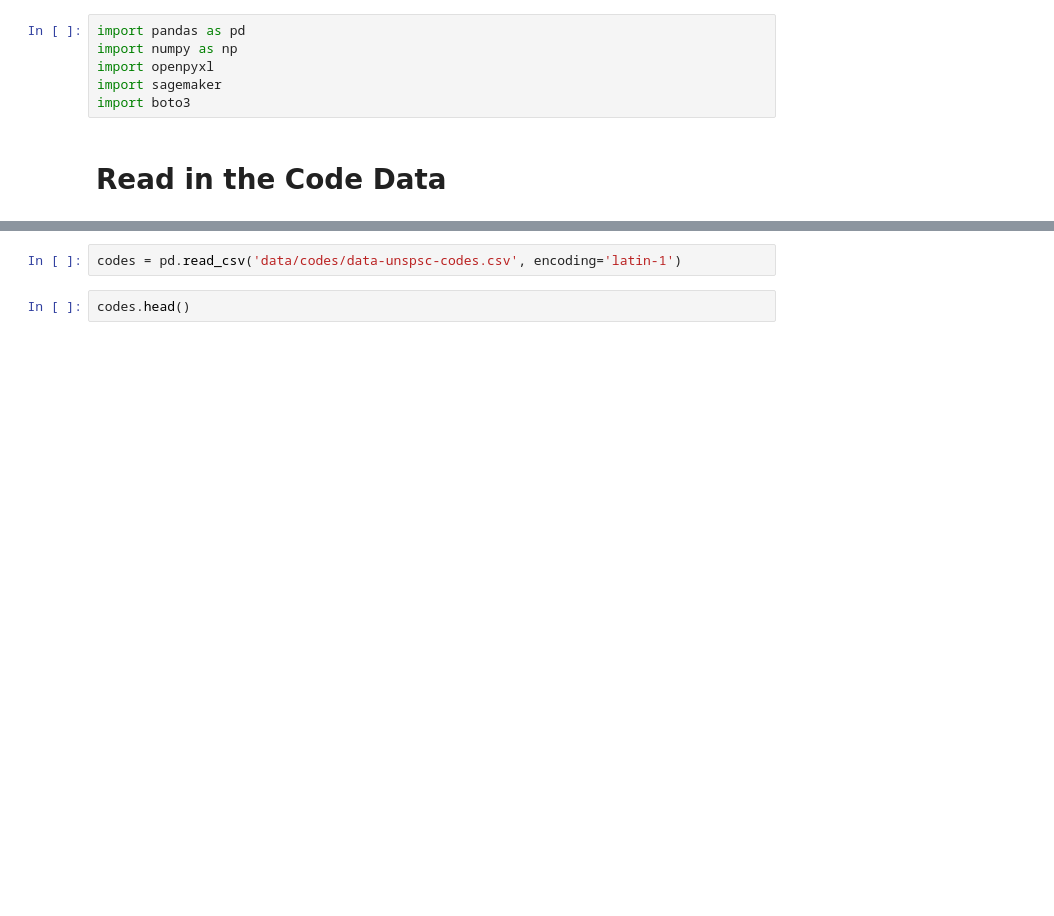
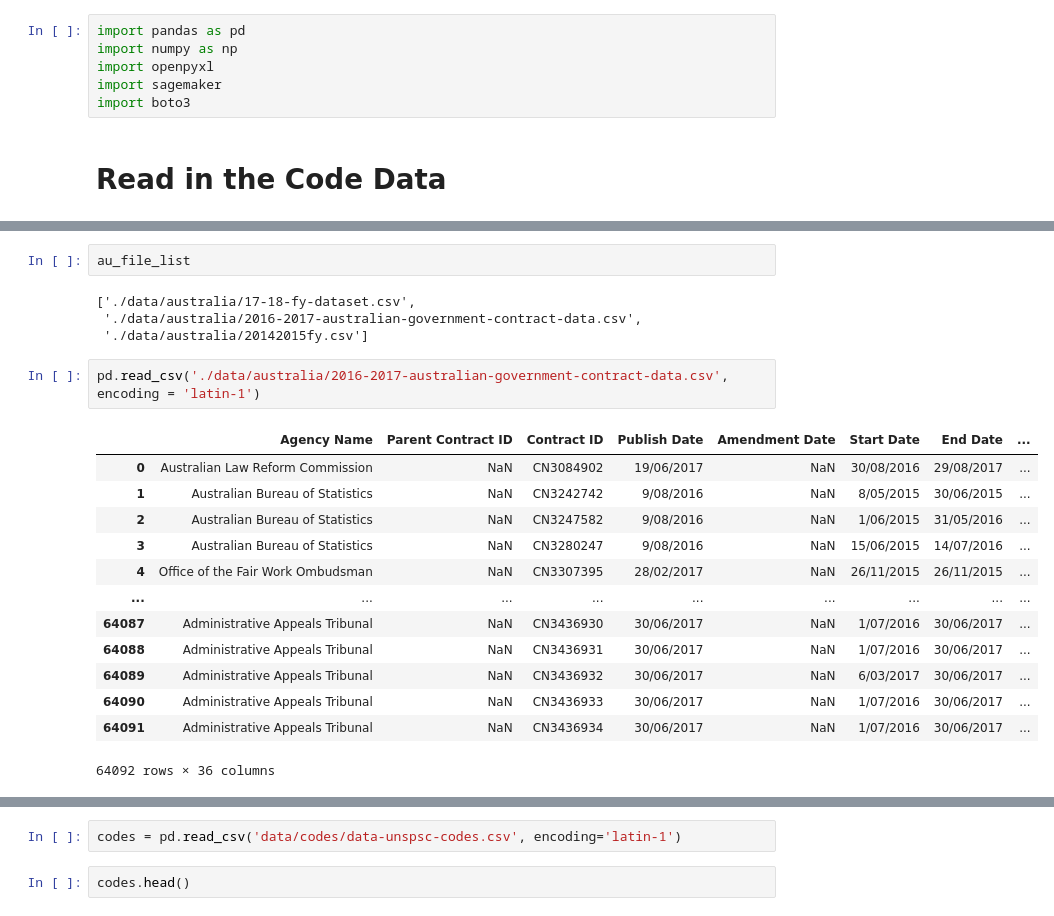
Before and after one commit to mgray39/unspsc-classification, a Jupyter notebook: running_notebook.ipynb, the cells around one changed output, grey strips where cells are left out. Cells and saved outputs as stored; diff of their text form; blank space fills up the shorter version.

```diff
--- a/running_notebook.ipynb
+++ b/running_notebook.ipynb
@@ -53,0 +280,22 @@ import boto3
+# %%
+au_file_list
+# %% [output]
+['./data/australia/17-18-fy-dataset.csv',
+ './data/australia/2016-2017-australian-government-contract-data.csv',
+ './data/australia/20142015fy.csv']
+# %%
+pd.read_csv('./data/australia/2016-2017-australian-government-contract-data.csv', encoding = 'latin-1')
+# %% [output]
+|  | Agency Name | Parent Contract ID | Contract ID | Publish Date | Amendment Date | Start Date | End Date | ... |
+| 0 | Australian Law Reform Commission | NaN | CN3084902 | 19/06/2017 | NaN | 30/08/2016 | 29/08/2017 | ... |
+| 1 | Australian Bureau of Statistics | NaN | CN3242742 | 9/08/2016 | NaN | 8/05/2015 | 30/06/2015 | ... |
+| 2 | Australian Bureau of Statistics | NaN | CN3247582 | 9/08/2016 | NaN | 1/06/2015 | 31/05/2016 | ... |
+| 3 | Australian Bureau of Statistics | NaN | CN3280247 | 9/08/2016 | NaN | 15/06/2015 | 14/07/2016 | ... |
+| 4 | Office of the Fair Work Ombudsman | NaN | CN3307395 | 28/02/2017 | NaN | 26/11/2015 | 26/11/2015 | ... |
+| ... | ... | ... | ... | ... | ... | ... | ... | ... |
+| 64087 | Administrative Appeals Tribunal | NaN | CN3436930 | 30/06/2017 | NaN | 1/07/2016 | 30/06/2017 | ... |
+| 64088 | Administrative Appeals Tribunal | NaN | CN3436931 | 30/06/2017 | NaN | 1/07/2016 | 30/06/2017 | ... |
+| 64089 | Administrative Appeals Tribunal | NaN | CN3436932 | 30/06/2017 | NaN | 6/03/2017 | 30/06/2017 | ... |
+| 64090 | Administrative Appeals Tribunal | NaN | CN3436933 | 30/06/2017 | NaN | 1/07/2016 | 30/06/2017 | ... |
+| 64091 | Administrative Appeals Tribunal | NaN | CN3436934 | 30/06/2017 | NaN | 1/07/2016 | 30/06/2017 | ... |
+64092 rows × 36 columns
```
Also changed, not shown: parts of 31 cells of this notebook, 2 other files.
